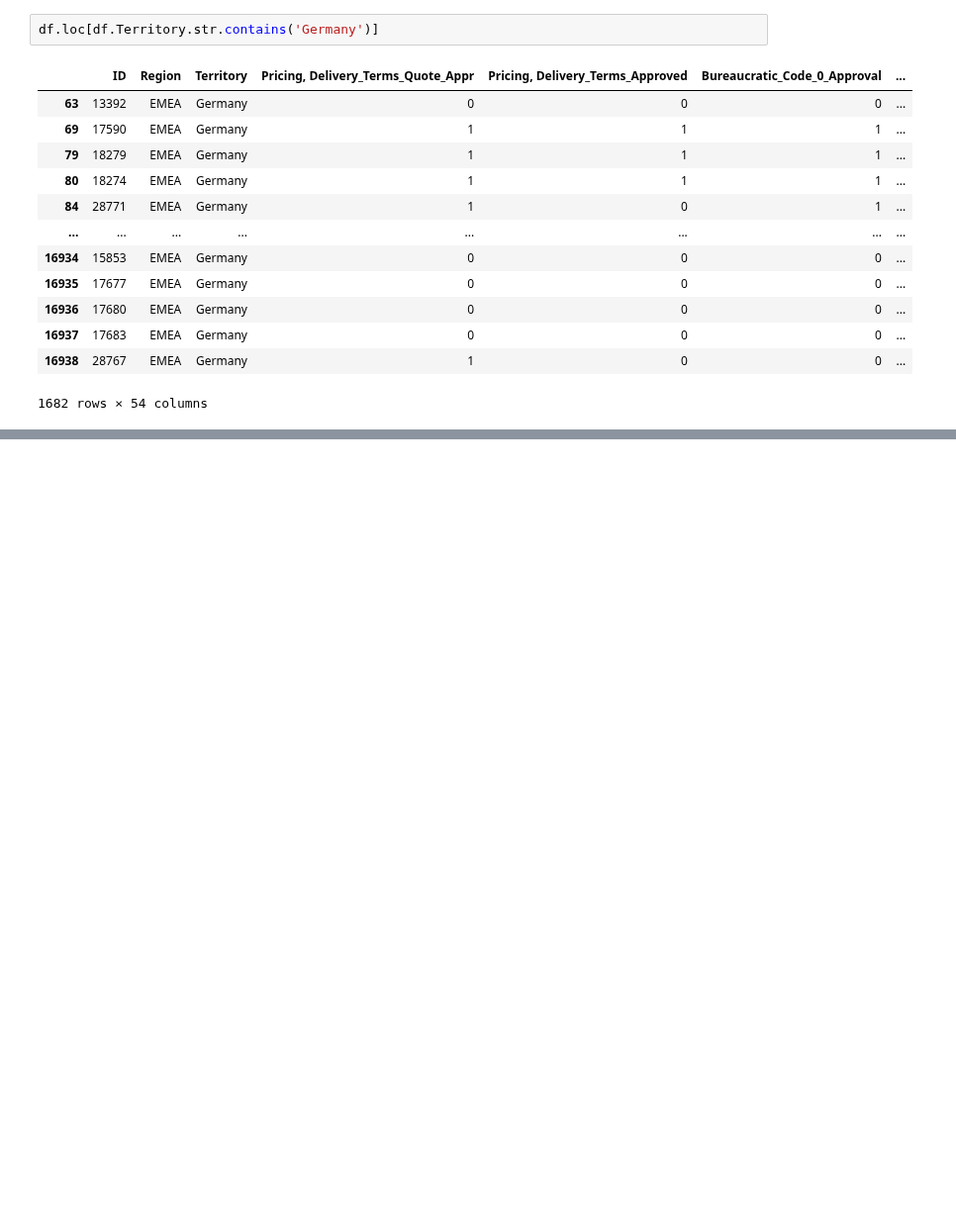
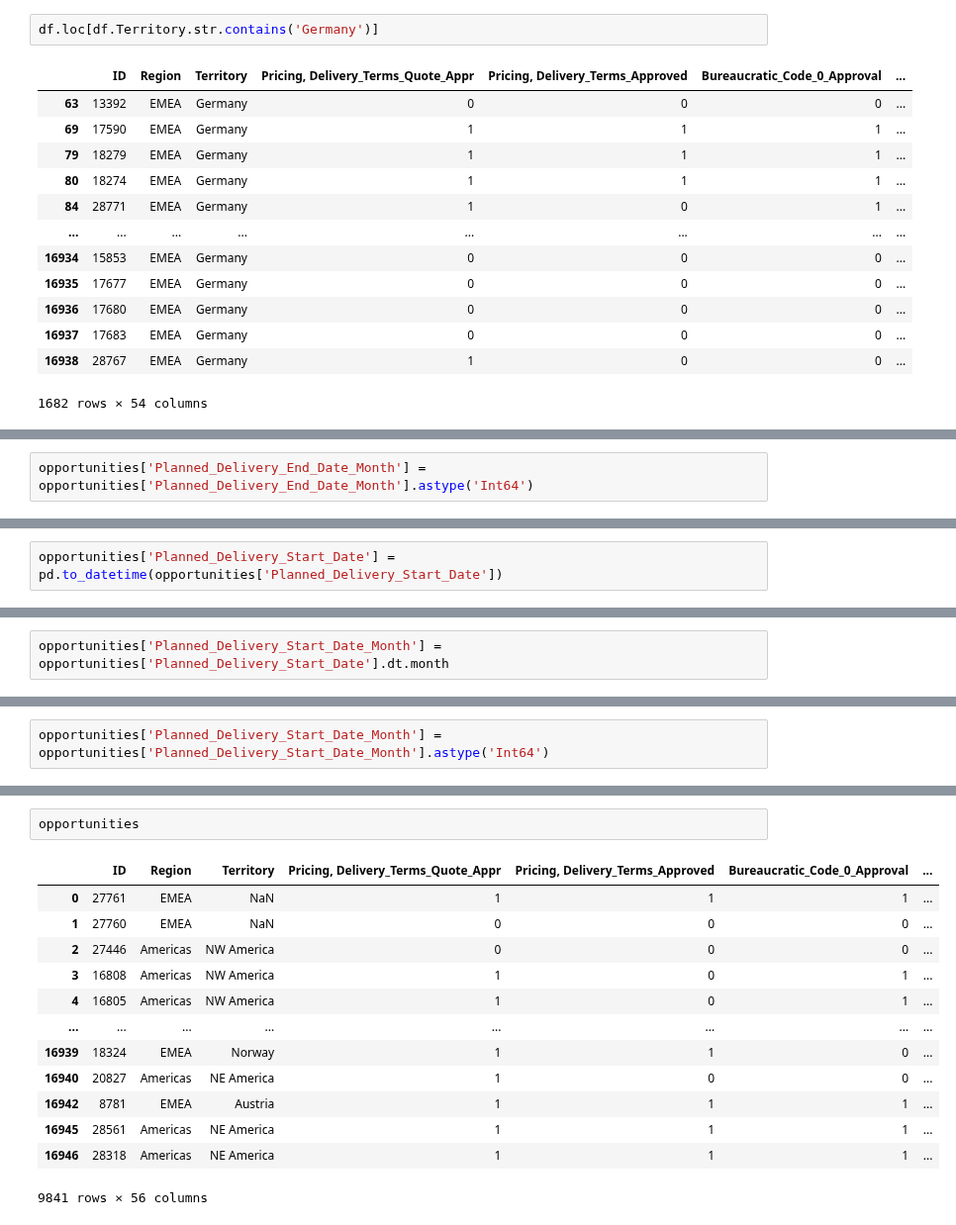
Before and after one commit to germanbc/Organizacion-de-Datos-2c2020-TP1, a Jupyter notebook: TP1-Sofia.ipynb, the cells around one changed output, grey strips where cells are left out. Shown at 99% size. Cells and saved outputs as stored; diff of their text form; blank space fills up the shorter version.

```diff
--- a/TP1-Sofia.ipynb
+++ b/TP1-Sofia.ipynb
@@ -533,0 +675,2 @@ df.loc[df.Territory.str.contains('Germany')]
+# %%
+opportunities['Planned_Delivery_End_Date_Month'] = opportunities['Planned_Delivery_End_Date_Month'].astype('Int64')
@@ -533,0 +698,2 @@ df.loc[df.Territory.str.contains('Germany')]
+# %%
+opportunities['Planned_Delivery_Start_Date'] = pd.to_datetime(opportunities['Planned_Delivery_Start_Date'])
@@ -533,0 +706,2 @@ df.loc[df.Territory.str.contains('Germany')]
+# %%
+opportunities['Planned_Delivery_Start_Date_Month'] = opportunities['Planned_Delivery_Start_Date'].dt.month
@@ -533,0 +714,2 @@ df.loc[df.Territory.str.contains('Germany')]
+# %%
+opportunities['Planned_Delivery_Start_Date_Month'] = opportunities['Planned_Delivery_Start_Date_Month'].astype('Int64')
@@ -533,0 +737,16 @@ df.loc[df.Territory.str.contains('Germany')]
+# %%
+opportunities
+# %% [output]
+|  | ID | Region | Territory | Pricing, Delivery_Terms_Quote_Appr | Pricing, Delivery_Terms_Approved | Bureaucratic_Code_0_Approval | ... |
+| 0 | 27761 | EMEA | NaN | 1 | 1 | 1 | ... |
+| 1 | 27760 | EMEA | NaN | 0 | 0 | 0 | ... |
+| 2 | 27446 | Americas | NW America | 0 | 0 | 0 | ... |
+| 3 | 16808 | Americas | NW America | 1 | 0 | 1 | ... |
+| 4 | 16805 | Americas | NW America | 1 | 0 | 1 | ... |
+| ... | ... | ... | ... | ... | ... | ... | ... |
+| 16939 | 18324 | EMEA | Norway | 1 | 1 | 0 | ... |
+| 16940 | 20827 | Americas | NE America | 1 | 0 | 0 | ... |
+| 16942 | 8781 | EMEA | Austria | 1 | 1 | 1 | ... |
+| 16945 | 28561 | Americas | NE America | 1 | 1 | 1 | ... |
+| 16946 | 28318 | Americas | NE America | 1 | 1 | 1 | ... |
+9841 rows × 56 columns
```
Also changed, not shown: parts of 26 cells of this notebook.
